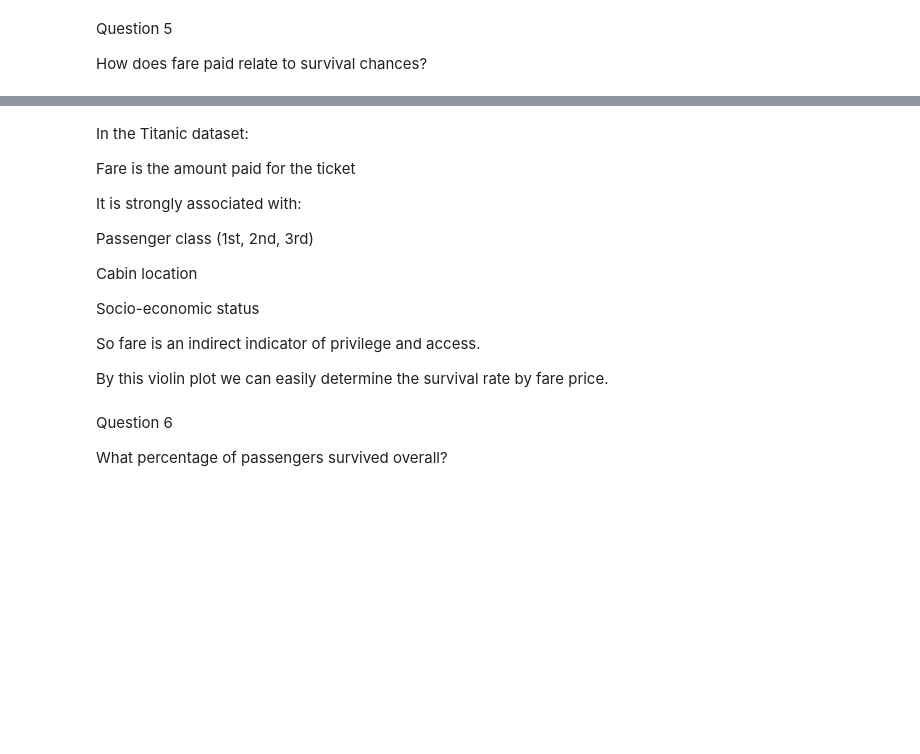
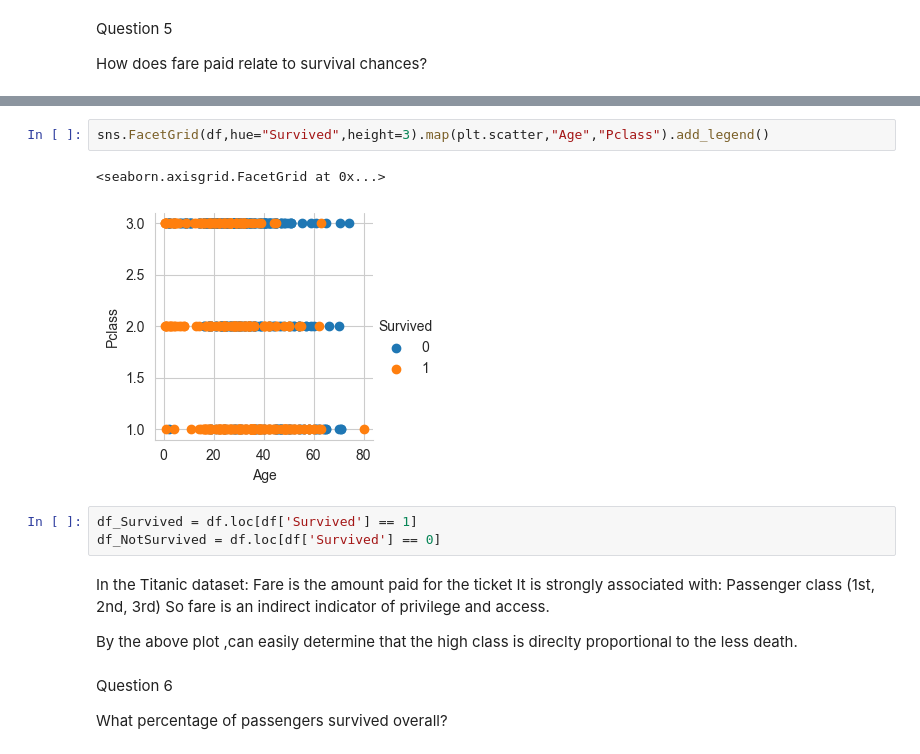
Before and after one commit to way2abhii/Coding, a Jupyter notebook: ML/titanic.ipynb, the cells around one changed output, grey strips where cells are left out. Cells and saved outputs as stored; diff of their text form; blank space fills up the shorter version.

```diff
--- a/ML/titanic.ipynb
+++ b/ML/titanic.ipynb
@@ -186,19 +185,19 @@ Passing `palette` without assigning `hue` is deprecated and will be removed in v
+# %%
+sns.FacetGrid(df,hue="Survived",height=3).map(plt.scatter,"Age","Pclass").add_legend()
+# %% [output]
+<seaborn.axisgrid.FacetGrid at 0x...>
+[figure, added]
+# %%
+df_Survived = df.loc[df['Survived'] == 1]
+df_NotSurvived = df.loc[df['Survived'] == 0]
 # %% [markdown]
 In the Titanic dataset:
-
 Fare is the amount paid for the ticket
-
 It is strongly associated with:
-
 Passenger class (1st, 2nd, 3rd)
-
-Cabin location
-
-Socio-economic status
-
 So fare is an indirect indicator of privilege and access.
 
-By this violin plot we can easily determine the survival rate by fare price.
+By the above plot ,can easily determine that the high class is direclty proportional to the less death.
 # %% [markdown]
 Question 6
 
```
Also changed, not shown: parts of 11 cells of this notebook.
